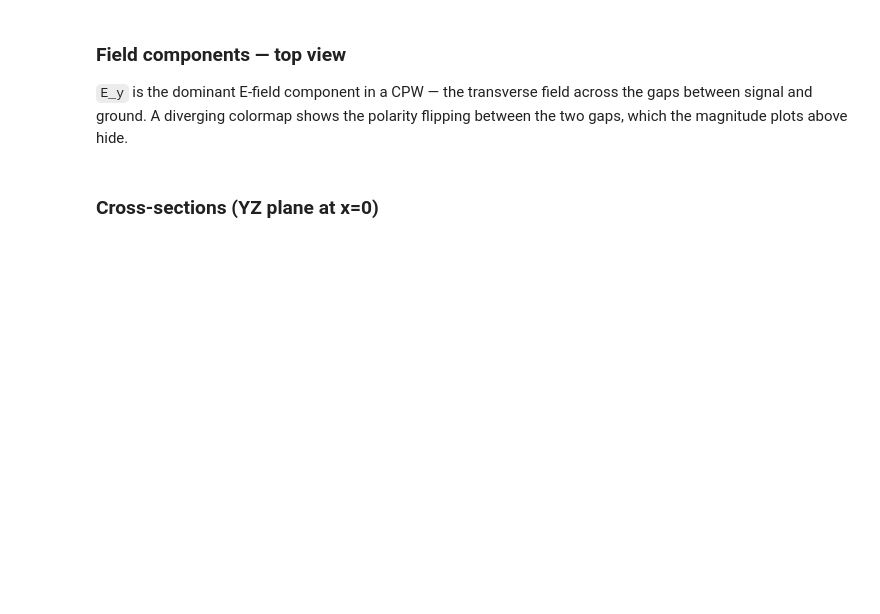
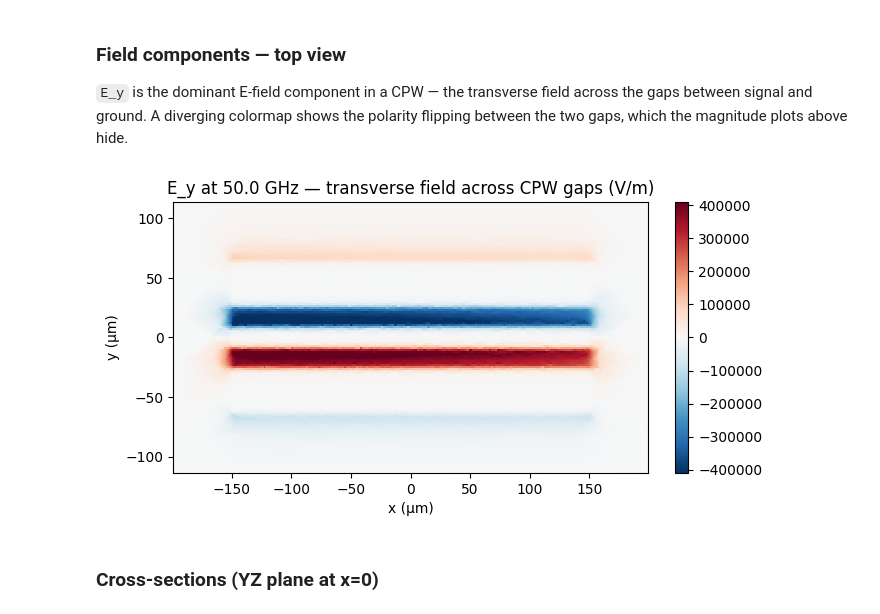
Before and after one commit to gdsfactory/gsim, a Jupyter notebook: nbs/palace_cpw_fields.ipynb, the cells around one changed output. Saved outputs shown, nothing was run; the diff lists cells and outputs as text; code cells hidden in the pictures; blank space fills up the shorter version.

```diff
--- a/nbs/palace_cpw_fields.ipynb
+++ b/nbs/palace_cpw_fields.ipynb
@@ -202,9 +208,15 @@ def plot_topview_component(pts, data, title, cmap="RdBu_r", method="linear"):
 # %%
-plot_topview_component(
-    vpts,
-    vol_slice.point_data["E_real"][:, 1],
-    f"E_y at {freq_ghz:.1f} GHz — transverse field across CPW gaps (V/m)",
+plot_topview(
+    vol,
+    field="E_real",
+    component=1,
+    z=z_conductor,
+    title=f"E_y at {freq_ghz:.1f} GHz — transverse field across CPW gaps (V/m)",
+    cmap="RdBu_r",
+    symmetric=True,
 )
+# %% [output]
+[figure, added]
 # %% [markdown]
 ### Cross-sections (YZ plane at x=0)
 # %%
```
Also changed, not shown: parts of 12 cells of this notebook, 2 other files.
